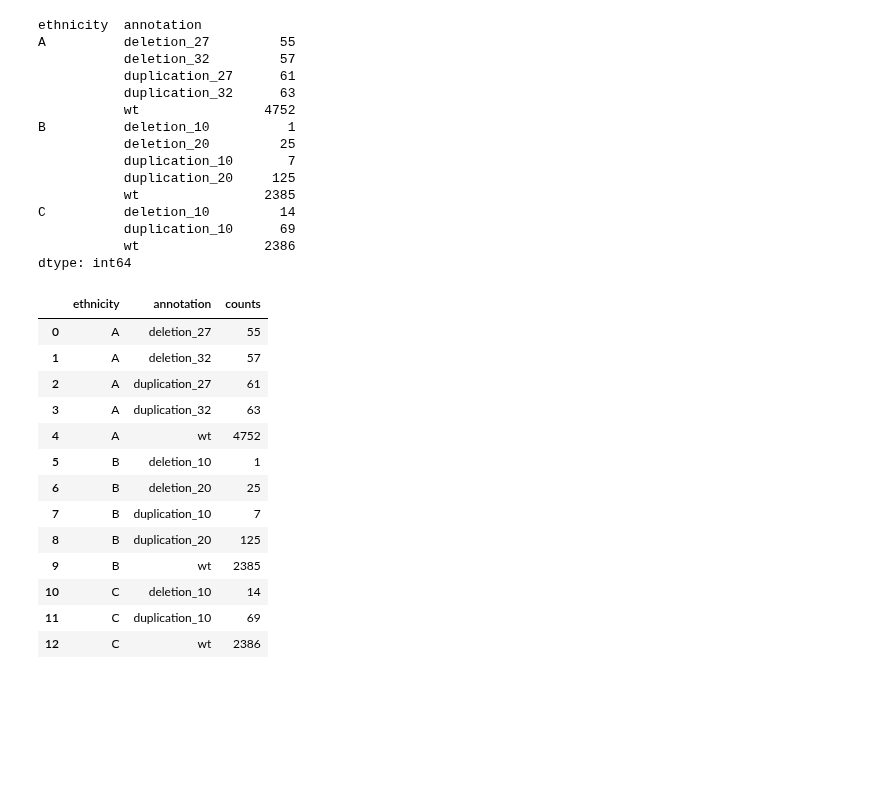
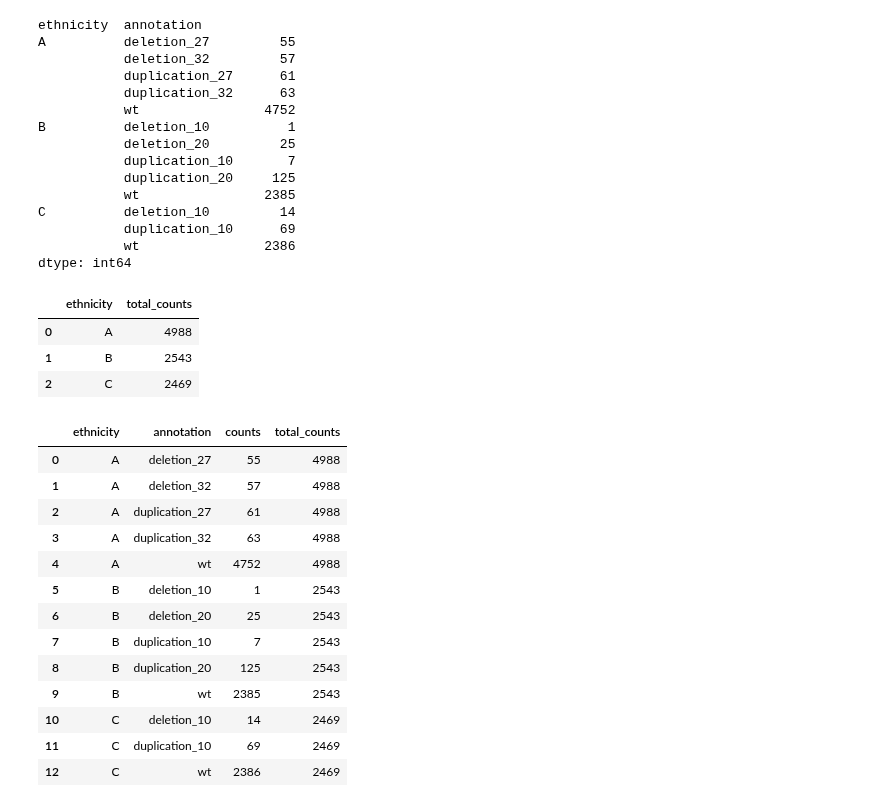
Before and after one commit to delongmeng/NGS_del_dup_detection, a Jupyter notebook: Myriad_Tech_Screen.ipynb, the cells around one changed output. Cells and saved outputs as stored; diff of their text form; code cells hidden in the pictures; blank space fills up the shorter version.

```diff
--- a/Myriad_Tech_Screen.ipynb
+++ b/Myriad_Tech_Screen.ipynb
@@ -612,19 +612,4 @@ C          deletion_10         14
 dtype: int64
 # %%
 # data frame
-ethnicity_variation.groupby(["ethnicity", "annotation"]).size().reset_index(name='counts')
+annotation_by_ethnicity = ethnicity_variation.groupby(["ethnicity", "annotation"]).size().reset_index(name='counts')
-# %% [output]
-|  | ethnicity | annotation | counts |
-| 0 | A | deletion_27 | 55 |
-| 1 | A | deletion_32 | 57 |
-| 2 | A | duplication_27 | 61 |
-| 3 | A | duplication_32 | 63 |
-| 4 | A | wt | 4752 |
-| 5 | B | deletion_10 | 1 |
-| 6 | B | deletion_20 | 25 |
-| 7 | B | duplication_10 | 7 |
-| 8 | B | duplication_20 | 125 |
-| 9 | B | wt | 2385 |
-| 10 | C | deletion_10 | 14 |
-| 11 | C | duplication_10 | 69 |
-| 12 | C | wt | 2386 |
@@ -630,0 +618,7 @@ ethnicity_variation.groupby(["ethnicity", "annotation"]).size().reset_index(name
+# %%
+ethnicity_counts
+# %% [output]
+|  | ethnicity | total_counts |
+| 0 | A | 4988 |
+| 1 | B | 2543 |
+| 2 | C | 2469 |
@@ -630,0 +627,17 @@ ethnicity_variation.groupby(["ethnicity", "annotation"]).size().reset_index(name
+# %%
+annotation_by_ethnicity
+# %% [output]
+|  | ethnicity | annotation | counts | total_counts |
+| 0 | A | deletion_27 | 55 | 4988 |
+| 1 | A | deletion_32 | 57 | 4988 |
+| 2 | A | duplication_27 | 61 | 4988 |
+| 3 | A | duplication_32 | 63 | 4988 |
+| 4 | A | wt | 4752 | 4988 |
+| 5 | B | deletion_10 | 1 | 2543 |
+| 6 | B | deletion_20 | 25 | 2543 |
+| 7 | B | duplication_10 | 7 | 2543 |
+| 8 | B | duplication_20 | 125 | 2543 |
+| 9 | B | wt | 2385 | 2543 |
+| 10 | C | deletion_10 | 14 | 2469 |
+| 11 | C | duplication_10 | 69 | 2469 |
+| 12 | C | wt | 2386 | 2469 |
```
Also changed, not shown: parts of 10 cells of this notebook, 5 other files.
